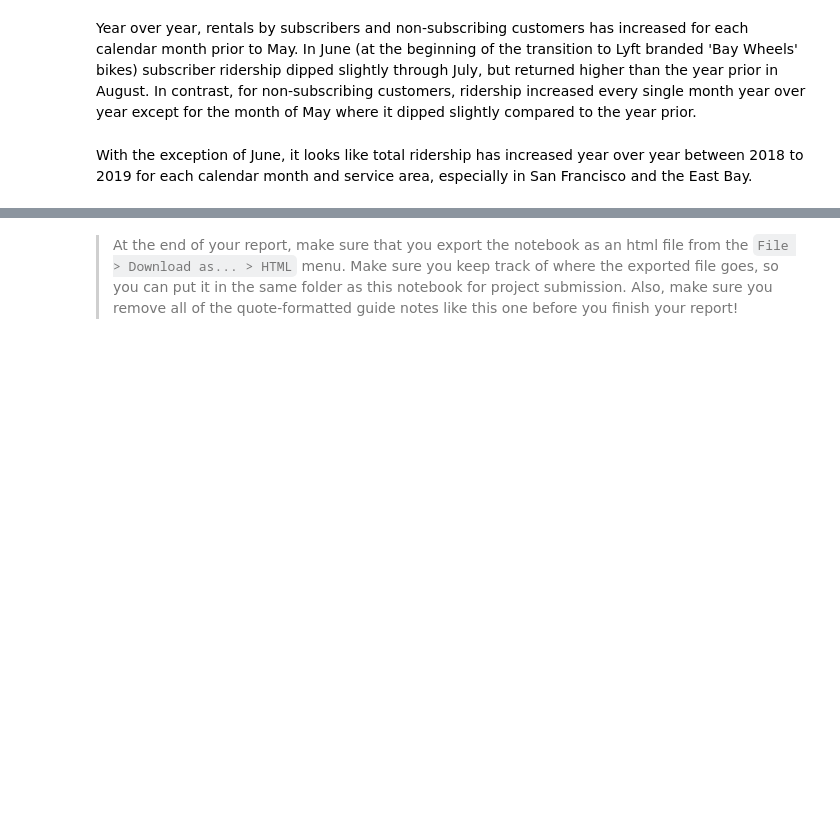
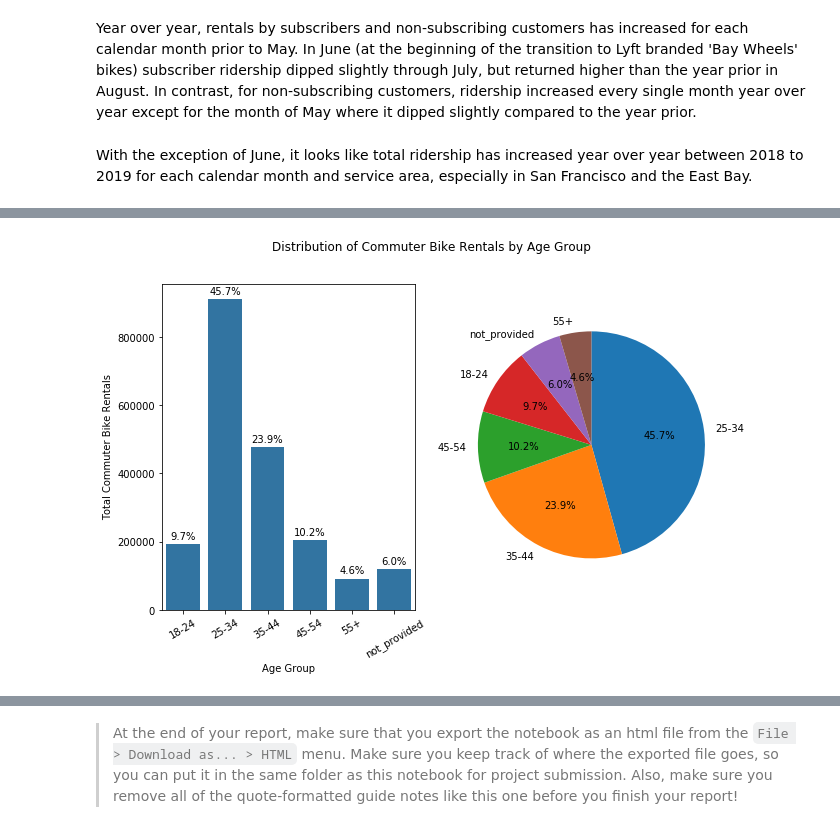
Before and after one commit to jerrycyip/Analysis_Lyft_Bay_Wheels_System_Data, a Jupyter notebook: lyft_bay_wheels_exploratory_analysis.ipynb, the cells around one changed output, grey strips where cells are left out. Drawn from its saved outputs; the diff is of its cells as text; code cells hidden in the pictures; blank space fills up the shorter version.

```diff
--- a/lyft_bay_wheels_exploratory_analysis.ipynb
+++ b/lyft_bay_wheels_exploratory_analysis.ipynb
@@ -3126,0 +3274,34 @@ With the exception of June, it looks like total ridership has increased year ove
+# %%
+plt.figure(figsize=(10,6))
+plt.subplot(1,2,1)
+base_color = sns.color_palette()[0]
+sns.countplot(data = bike_commute, x='age_group', color = base_color);
+
+plt.ylabel('Total Commuter Bike Rentals')
+plt.xlabel('Age Group')
+plt.suptitle('Distribution of Commuter Bike Rentals by Age Group')
+plt.xticks(rotation = 30);
+
+# add annotations
+n_points = bike_commute.shape[0]
+user_counts = bike_commute['age_group'].value_counts()
+locs, labels = plt.xticks() # get the current tick locations and labels
+
+# loop through each pair of locations and labels
+for loc, label in zip(locs, labels):
+
+    # get the text property for the label to get the correct count
+    count = user_counts[label.get_text()]
+    pct_string = '{:0.1f}%'.format(100*count/n_points)
+
+    # print the annotation just above the top of the bar
+    plt.text(loc, count+15000, pct_string, ha = 'center', color = 'black')
+
+# Alternatively we can provide a pie chart visualization
+plt.subplot(1,2,2)
+user_counts = bike_commute['age_group'].value_counts()
+plt.pie(user_counts, labels = user_counts.index, autopct='%1.1f%%', startangle = 90,
+        counterclock = False);
+plt.axis('square');
+# %% [output]
+[figure, added]
```
Also changed, not shown: parts of 172 cells of this notebook.
